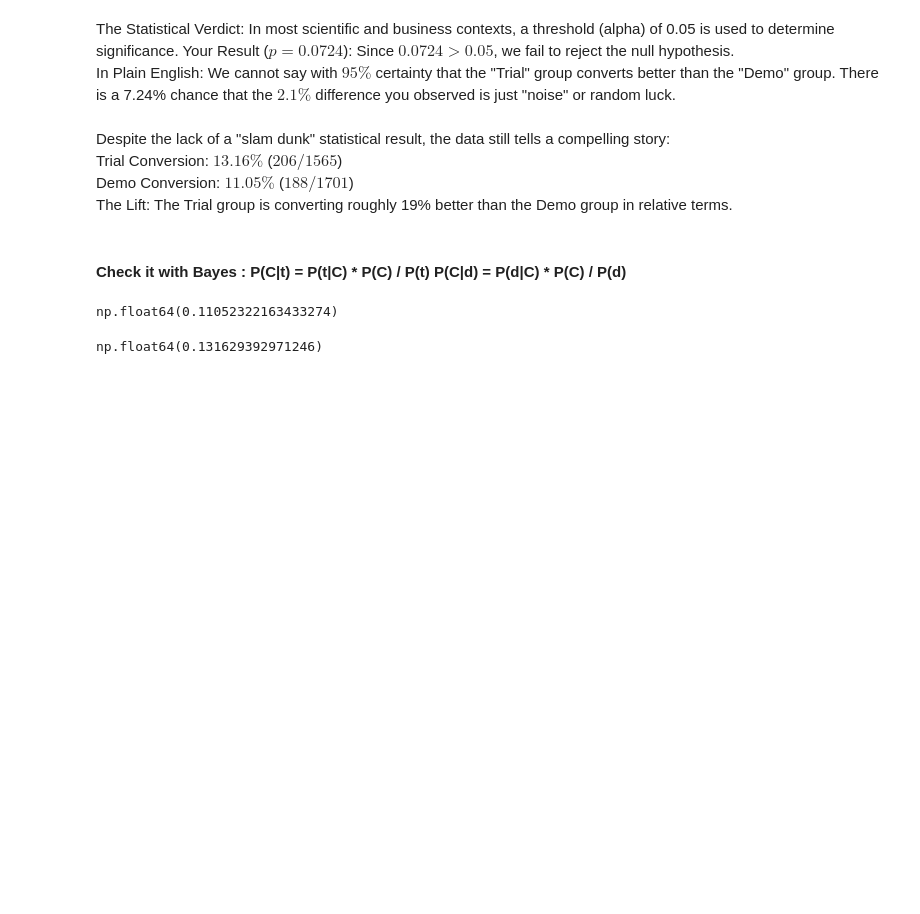
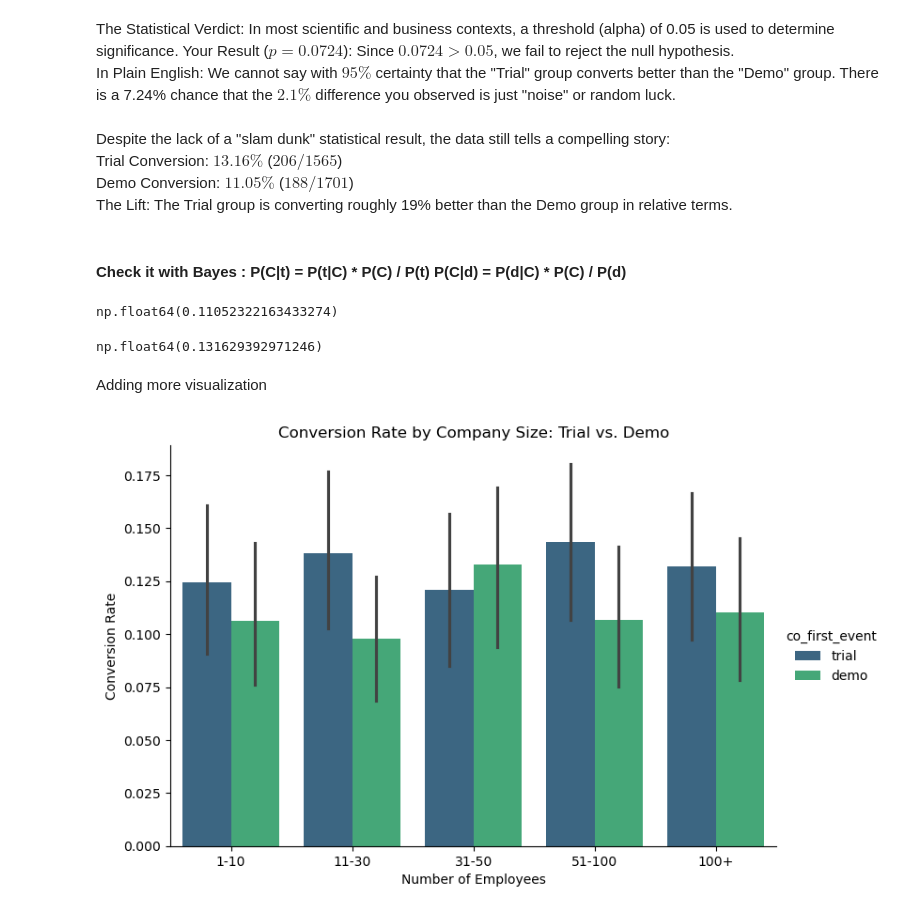
Before and after one commit to outovhush/revops-portfolio, a Jupyter notebook: trial_or_demo_conversion/trial_or_demo.ipynb, the cells around one changed output. Cells and saved outputs as stored; diff of their text form; code cells hidden in the pictures; blank space fills up the shorter version.

```diff
--- a/trial_or_demo_conversion/trial_or_demo.ipynb
+++ b/trial_or_demo_conversion/trial_or_demo.ipynb
@@ -362,3 +384,25 @@ np.float64(0.11052322163433274)
 tmp_s.trial * P_Customer / P_trial
 # %% [output]
 np.float64(0.131629392971246)
+# %% [markdown]
+Adding more visualization
+# %%
+# Assuming you merge 'number_of_employees' back into company_first_event
+# Calculate conversion rate (1 or 0) for the y-axis
+sns.catplot(
+    data= company_first_event,
+    x='number_of_employees',
+    y='became_a_customer', # Boolean or 0/1 translates to conversion rate
+    hue='co_first_event',
+    kind='bar',
+    errorbar=('ci', 95),
+    height=5,
+    aspect=1.5,
+    palette='viridis'
+)
+plt.title('Conversion Rate by Company Size: Trial vs. Demo')
+plt.ylabel('Conversion Rate')
+plt.xlabel('Number of Employees');
+# plt.show()
+# %% [output]
+[figure, added]
```
Also changed, not shown: parts of 14 cells of this notebook, 1 other file.
